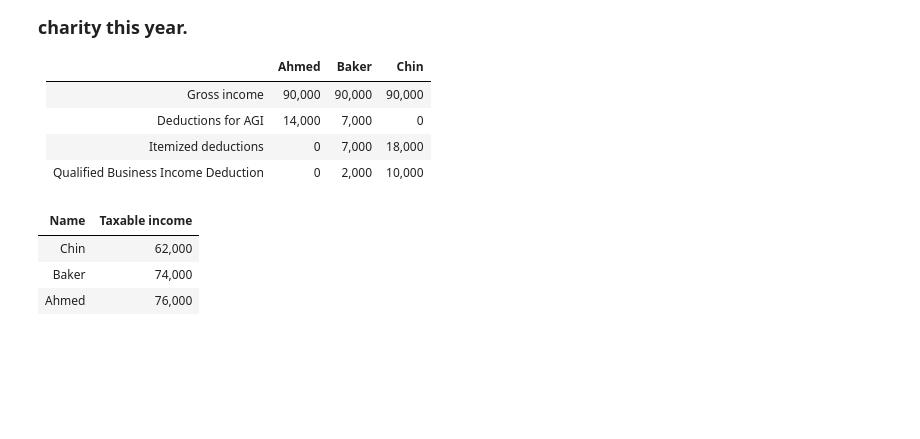
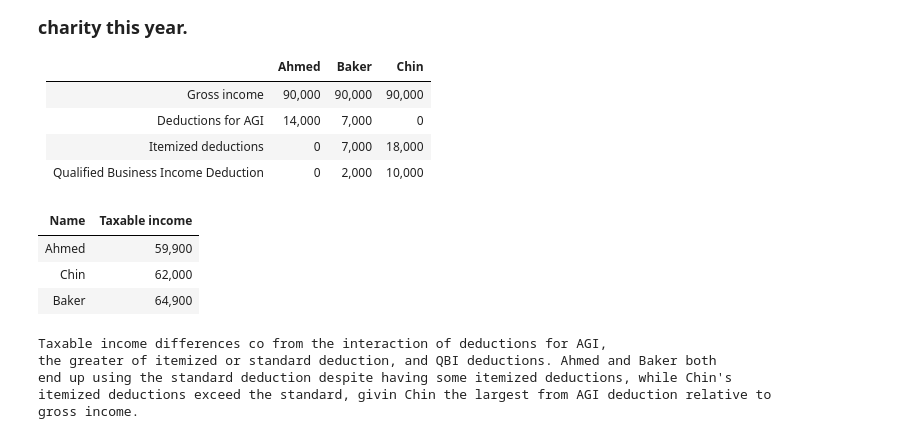
Before and after one commit to ekmartinez/Federal_Taxation, a Jupyter notebook: 03_Individual_income_Tax_Overview_Dependents_and_Filing_Status/03_Individual_Income_Tax_Overview_Dependents_and_Filing_Status_Exercises.ipynb, the cells around one changed output. Drawn from its saved outputs; the diff is of its cells as text; code cells hidden in the pictures; blank space fills up the shorter version.

```diff
--- a/03_Individual_income_Tax_Overview_Dependents_and_Filing_Status/03_Individual_Income_Tax_Overview_Dependents_and_Filing_Status_Exercises.ipynb
+++ b/03_Individual_income_Tax_Overview_Dependents_and_Filing_Status/03_Individual_Income_Tax_Overview_Dependents_and_Filing_Status_Exercises.ipynb
@@ -646,27 +646,44 @@ In this scenario, if Nitai goes to work he gets a $88 Net Cash Benefit, since $8
 # %%
 data = {
     "Ahmed": ["SNG", 0, 90000, 14000, 0, 0],
     "Baker": ["SNG", 0, 90000, 7000, 7000, 2000],
     "Chin": ["SNG", 0, 90000, 0, 18000, 10000]
 }
-rankings = {
-    "Ahmed": [], "Baker": [], "Chin": [],
-}
+
+rankings = { "Ahmed": [], "Baker": [], "Chin": [] }
+
+# Take the larger of standard deduction or itemized deduction
+standard_deduction = 16100 # Single 2026
+for k, v in data.items():
+    deduction = standard_deduction if standard_deduction >= v[4] else v[4]
+    v[4] = deduction
+
 for k, v in data.items():
     taxable_income = v[2] - v[3] - v[4] - v[5]
     rankings[k].append(taxable_income)
 
 df = pd.DataFrame(rankings)
 df = df.transpose()
 df = df.sort_values(by=0)
 df = df.rename(columns={0: "Taxable income"})
 df.index.name = "Name"
 df = df.reset_index()
 df["Taxable income"] = df["Taxable income"].map("{:,.0f}".format)
 
 display(HTML(df.to_html(index=False)))
+
+print("""Taxable income differences co from the interaction of deductions for AGI,
+the greater of itemized or standard deduction, and QBI deductions. Ahmed and Baker both
+end up using the standard deduction despite having some itemized deductions, while Chin's
+itemized deductions exceed the standard, givin Chin the largest from AGI deduction relative to
+gross income.""")
 # %% [output]
 | Name | Taxable income |
+| Ahmed | 59,900 |
 | Chin | 62,000 |
-| Baker | 74,000 |
-| Ahmed | 76,000 |
+| Baker | 64,900 |
+Taxable income differences co from the interaction of deductions for AGI,
+the greater of itemized or standard deduction, and QBI deductions. Ahmed and Baker both
+end up using the standard deduction despite having some itemized deductions, while Chin's
+itemized deductions exceed the standard, givin Chin the largest from AGI deduction relative to
+gross income.
```
Also changed, not shown: parts of 1 cell of this notebook.
